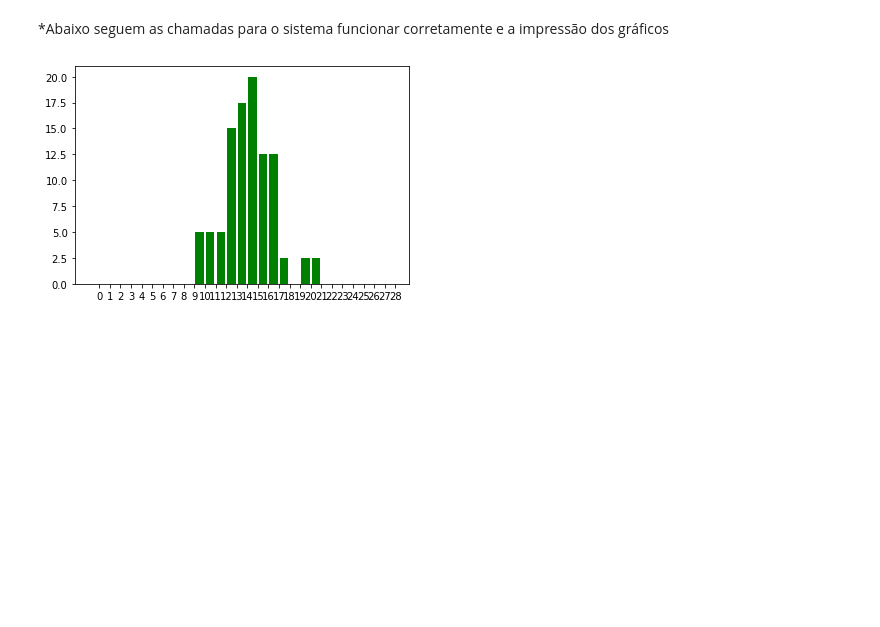
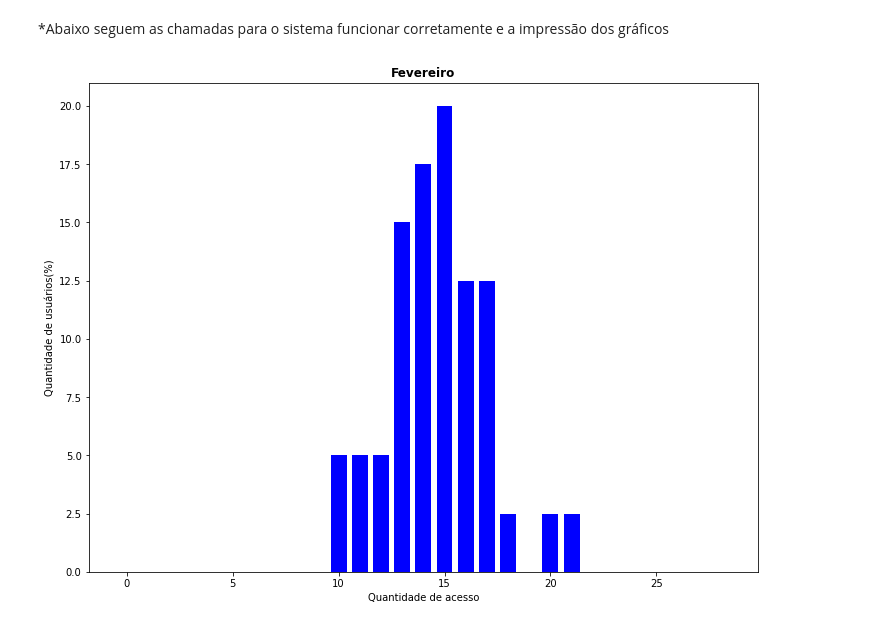
Before and after one commit to MarcosMori/power-user-curve, a Jupyter notebook: cingulo.ipynb, the cells around one changed output. Saved outputs shown, nothing was run; the diff lists cells and outputs as text; code cells hidden in the pictures; blank space fills up the shorter version.

```diff
--- a/cingulo.ipynb
+++ b/cingulo.ipynb
@@ -108,25 +108,28 @@ def contabilizaMes(listaClientes):
   return listaMes
 # %% [markdown]
 *A função abaixo recebe o dicionário de meses, com a quantidade de usuários que acessaram x dias nos meses*
-# %%
-def imprimirGrafico(listaMes):
-  width = 1.0
-  pos = np.arange(len(listaMes.keys()))
-
-  ax = plt.axes()
-  ax.set_xticks(pos + (width / 2))
-  ax.set_xticklabels(listaMes.keys())
-
-  plt.bar(listaMes.keys(), listaMes.values(), color = 'g')
-  plt.show()
+# %%
+def imprimirGrafico(listaMes, title):
+  width = 1.0
+  pos = np.arange(len(listaMes.keys()))
+  x = listaMes.keys()
+  y = listaMes.values()
+
+  plt.bar(x, y, width = 0.75, color = 'b')
+  plt.title(title, fontweight="bold")
+  plt.ylabel('Quantidade de usuários(%)')
+  plt.xlabel('Quantidade de acesso')
+  plt.rcParams["figure.figsize"] = (12, 9)
+
+  plt.show()
 # %% [markdown]
 *Abaixo seguem as chamadas para o sistema funcionar corretamente e a impressão dos gráficos
 # %%
 lista = lerArquivo()
 dicionarioTratado = refinaListaBruta(lista)
 listaMes = contabilizaMes(dicionarioTratado)
 
-imprimirGrafico(listaMes['fev'])
+imprimirGrafico(listaMes['fev'], 'Fevereiro')
 # %% [output]
-[figure, old version]
+[figure, new version]
 # %%
```
Also changed, not shown: parts of 2 cells of this notebook.
